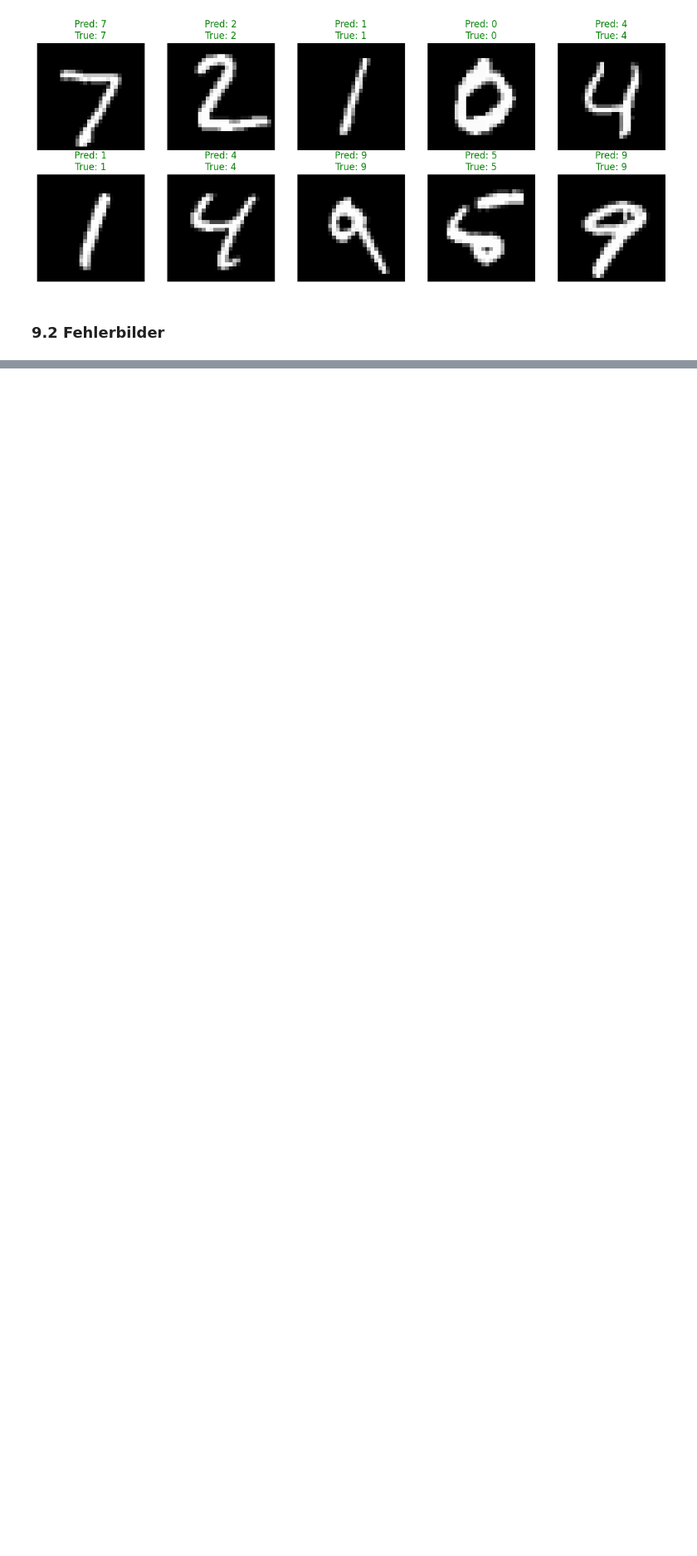
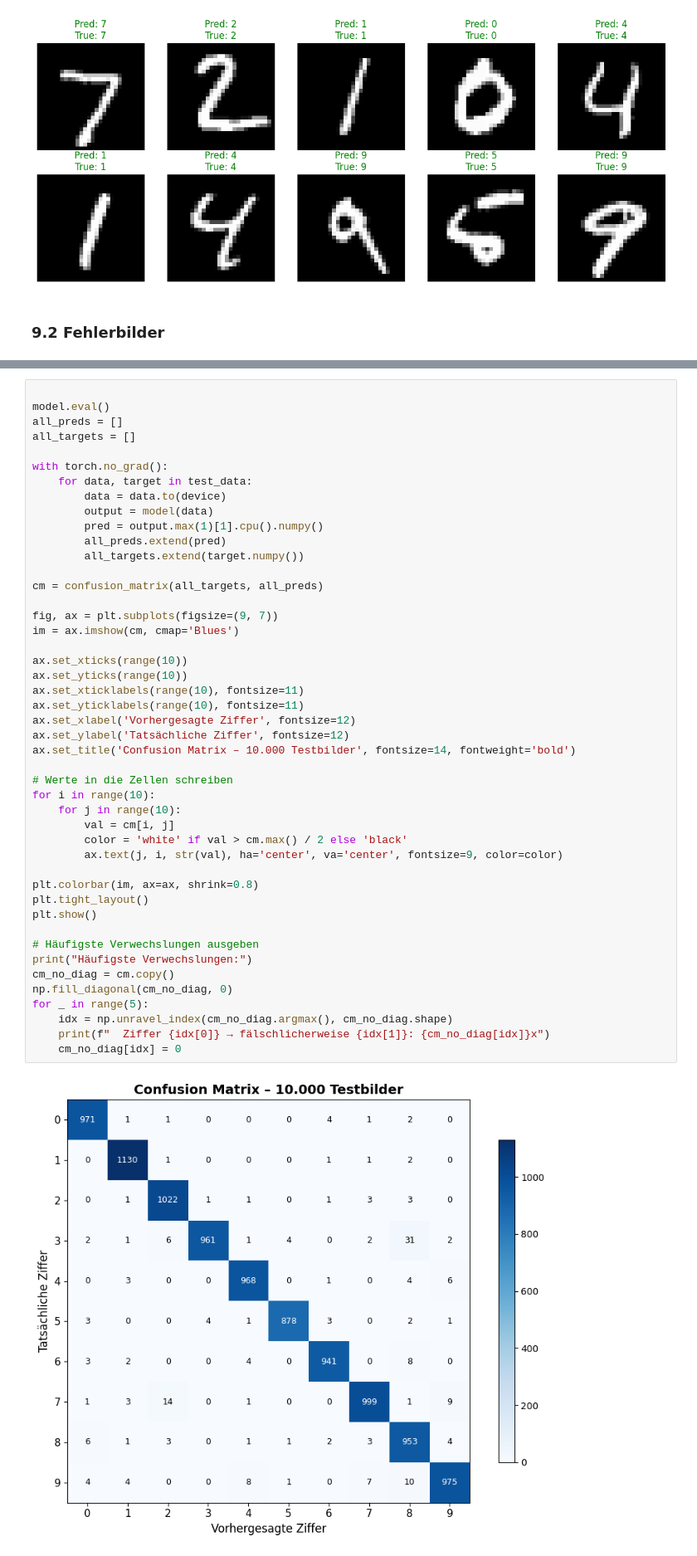
Before and after one commit to ChristianJakubzig/cnn-digit-recognition-project, a Jupyter notebook: src/vortrag.ipynb, the cells around one changed output, grey strips where cells are left out. Shown at 83% size. Saved outputs shown, nothing was run; the diff lists cells and outputs as text; blank space fills up the shorter version.

```diff
--- a/src/vortrag.ipynb
+++ b/src/vortrag.ipynb
@@ -463,0 +535,48 @@ plt.show()
+# %%
+
+model.eval()
+all_preds = []
+all_targets = []
+
+with torch.no_grad():
+    for data, target in test_data:
+        data = data.to(device)
+        output = model(data)
+        pred = output.max(1)[1].cpu().numpy()
+        all_preds.extend(pred)
+        all_targets.extend(target.numpy())
+
+cm = confusion_matrix(all_targets, all_preds)
+
+fig, ax = plt.subplots(figsize=(9, 7))
+im = ax.imshow(cm, cmap='Blues')
+
+ax.set_xticks(range(10))
+ax.set_yticks(range(10))
+ax.set_xticklabels(range(10), fontsize=11)
+ax.set_yticklabels(range(10), fontsize=11)
+ax.set_xlabel('Vorhergesagte Ziffer', fontsize=12)
+ax.set_ylabel('Tatsächliche Ziffer', fontsize=12)
+ax.set_title('Confusion Matrix – 10.000 Testbilder', fontsize=14, fontweight='bold')
+
+# Werte in die Zellen schreiben
+for i in range(10):
+    for j in range(10):
+        val = cm[i, j]
+        color = 'white' if val > cm.max() / 2 else 'black'
+        ax.text(j, i, str(val), ha='center', va='center', fontsize=9, color=color)
+
+plt.colorbar(im, ax=ax, shrink=0.8)
+plt.tight_layout()
+plt.show()
+
+# Häufigste Verwechslungen ausgeben
+print("Häufigste Verwechslungen:")
+cm_no_diag = cm.copy()
+np.fill_diagonal(cm_no_diag, 0)
+for _ in range(5):
+    idx = np.unravel_index(cm_no_diag.argmax(), cm_no_diag.shape)
+    print(f"  Ziffer {idx[0]} → fälschlicherweise {idx[1]}: {cm_no_diag[idx]}x")
+    cm_no_diag[idx] = 0
+# %% [output]
+[figure, added]
```
Also changed, not shown: parts of 18 cells of this notebook, 3 other files.
